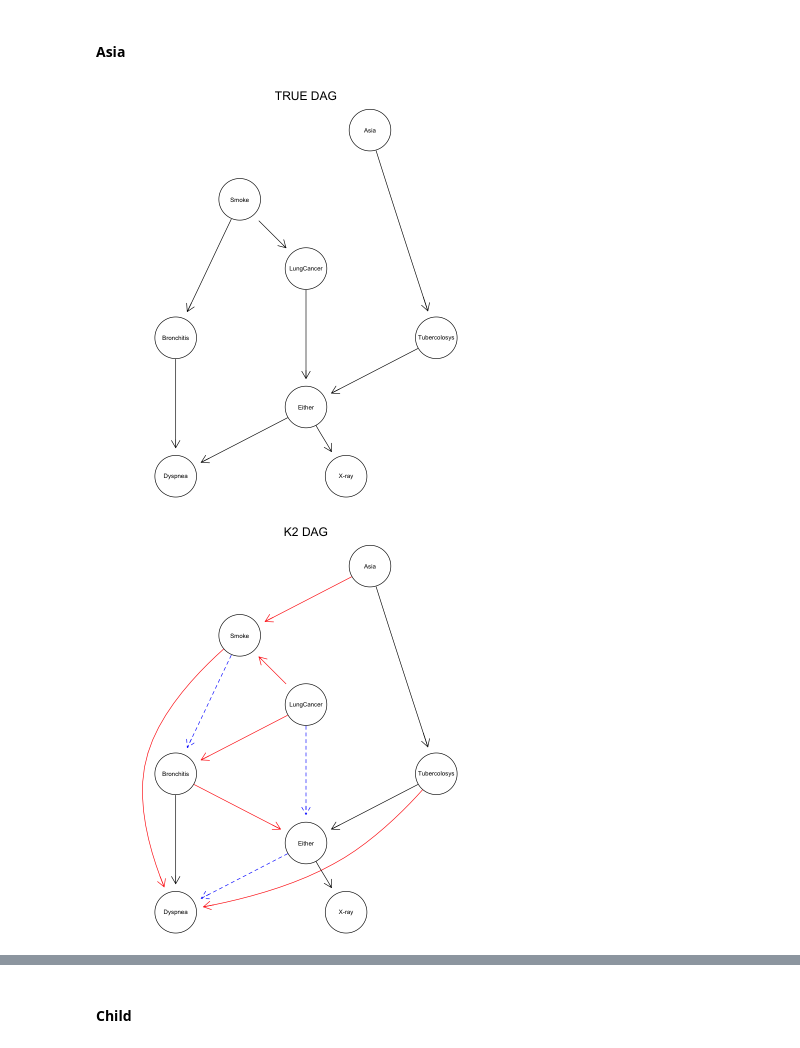
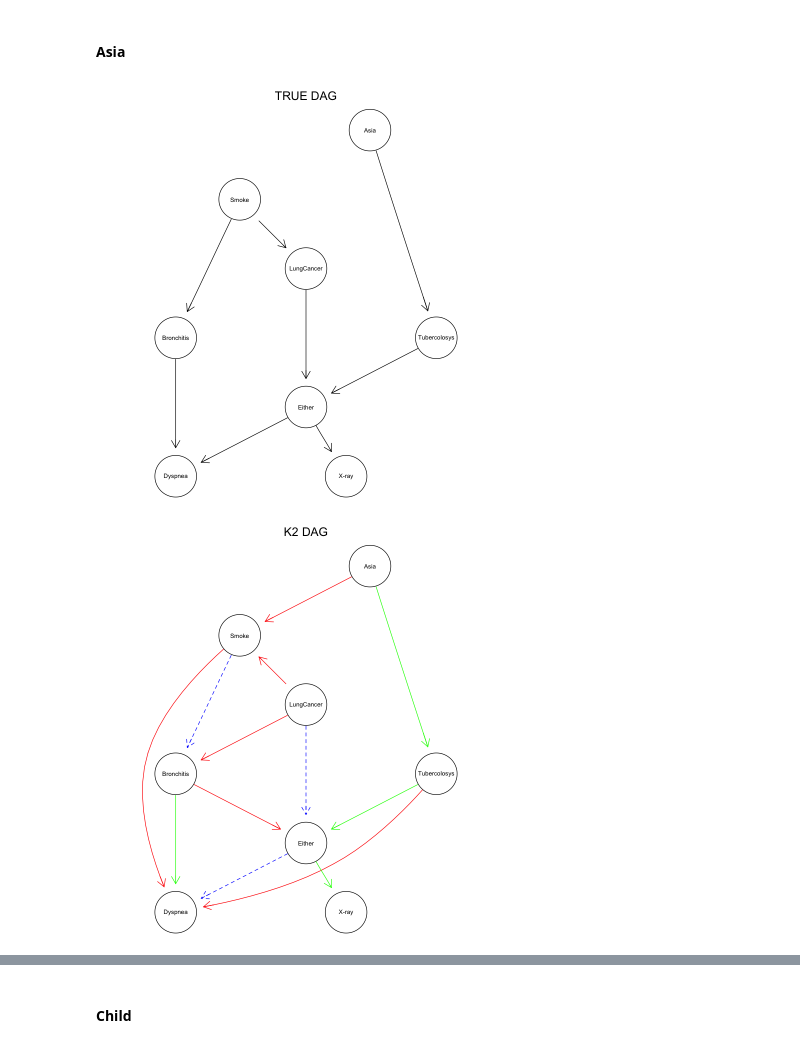
Before and after one commit to filippobezzi/bayesian_networks, a Jupyter notebook: part3_comparison.ipynb, the cells around one changed output, grey strips where cells are left out. Drawn from its saved outputs; the diff is of its cells as text; code cells hidden in the pictures.

```diff
--- a/part3_comparison.ipynb
+++ b/part3_comparison.ipynb
@@ -368,9 +367,14 @@ graphviz.compare(ruiz.true.dag, ruiz_bs_bn, shape="circle", main = c("TRUE DAG",
 #### Asia
 # %%
 ### K2 ####
-graphviz.compare(asia.true.dag.aligned, asia_net$dag, layout="dot", shape="circle", main = c("TRUE DAG", "K2 DAG"))
+graphviz.compare(
+    asia.true.dag.aligned, asia_net$dag,
+    layout="dot", shape="circle",
+    diff.args=list(tp.col="green", tp.lty="solid", fp.col="red", fp.lty="solid", fn.col="blue", fn.lty="dashed"),
+    main = c("TRUE DAG", "K2 DAG")
+)
 # %% [output]
 [figure]
-[figure, old version]
+[figure, new version]
 # %%
 ### bnstruct ####
```
Also changed, not shown: parts of 20 cells of this notebook, 15 other files.
